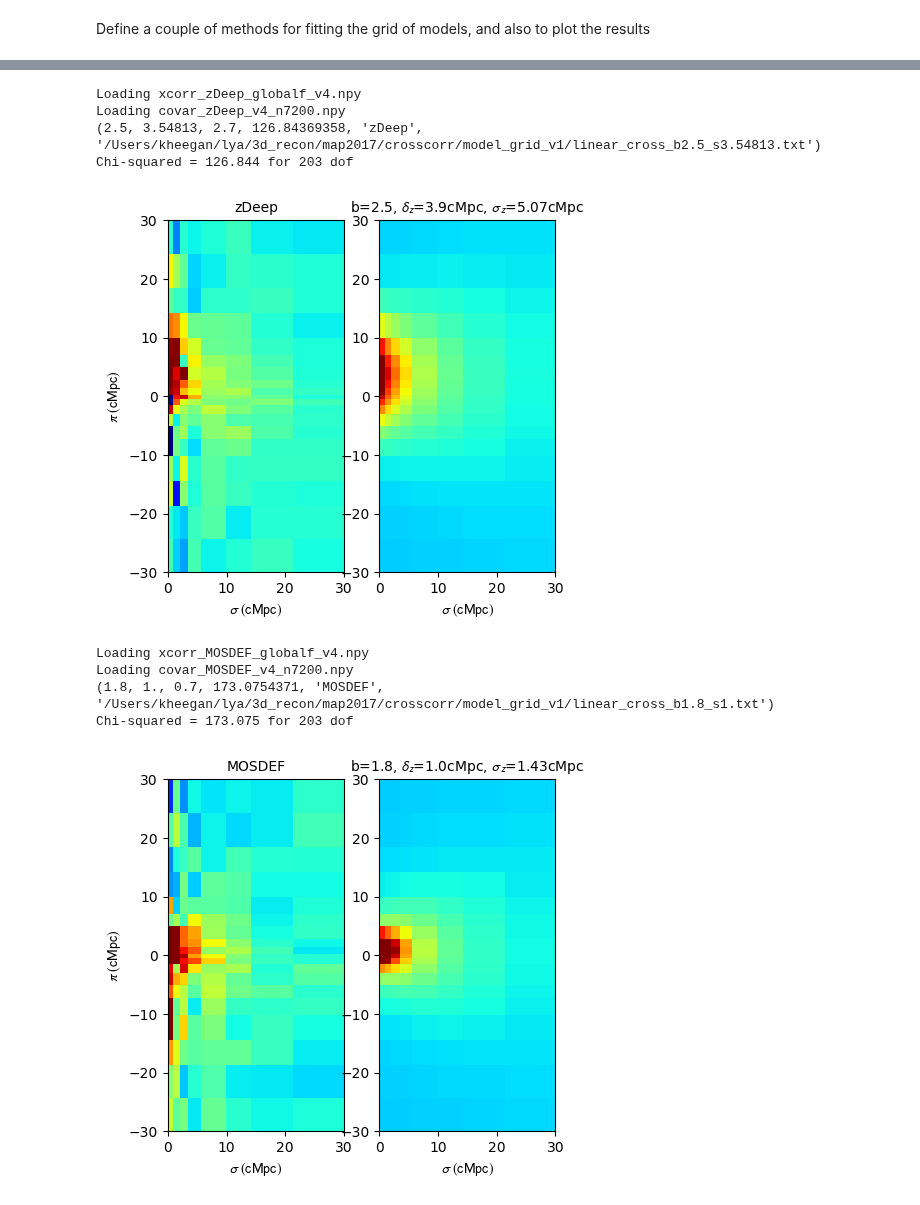
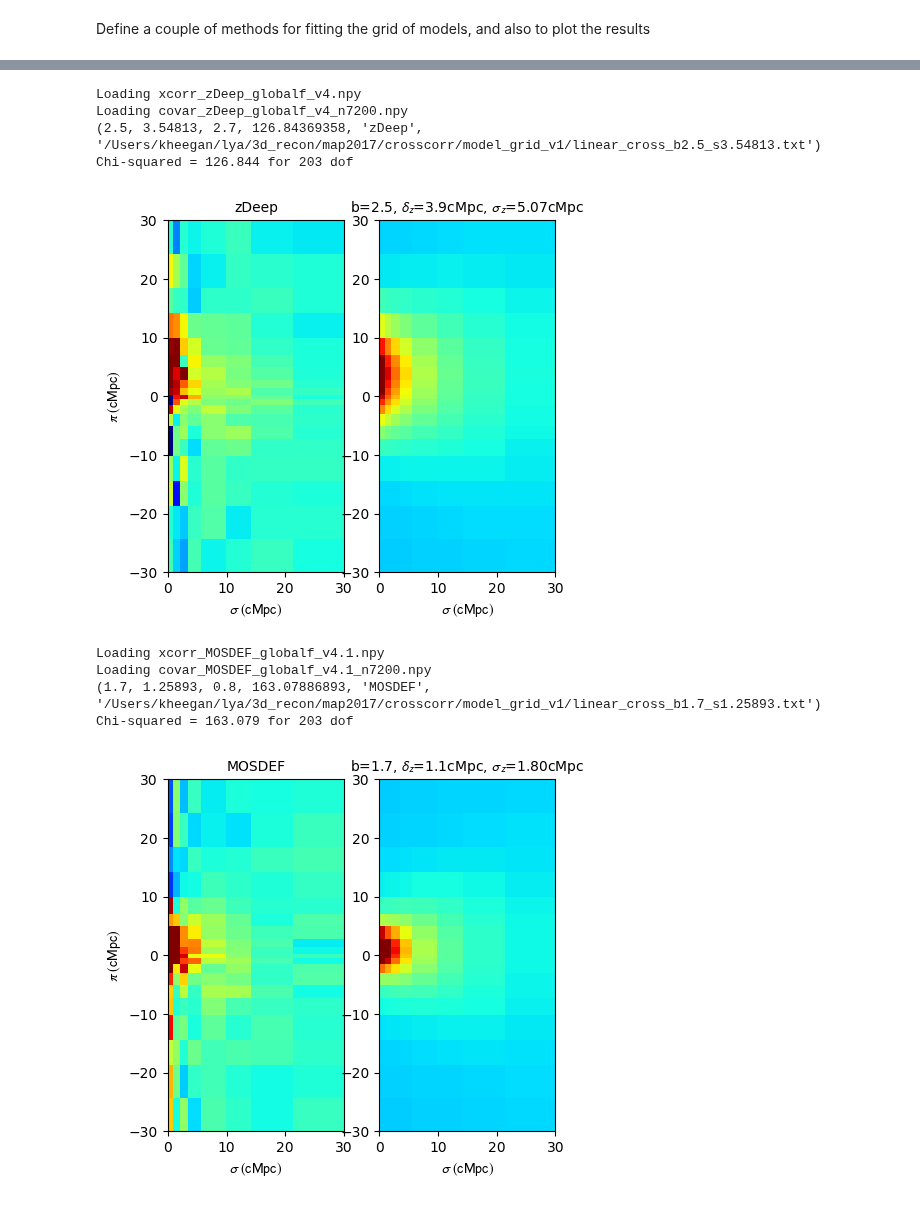
Before and after one commit to kheegan/crosscorr2017, a Jupyter notebook: model_fitting.ipynb, the cells around one changed output, grey strips where cells are left out. Cells and saved outputs as stored; diff of their text form; code cells hidden in the pictures.

```diff
--- a/model_fitting.ipynb
+++ b/model_fitting.ipynb
@@ -174,7 +174,7 @@ def fitmodel_and_plotmin(survey_str, xcorr_fil=None, covar_fil=None):
     Nbins = XCorr.size
     XCorrPlot = np.transpose(XCorr)
     if covar_fil == None:
-        covar_fil = "covar_"+survey_str+"_v4_n7200.npy"
+        covar_fil = "covar_"+survey_str+"_globalf_v4_n7200.npy"
     print("Loading "+covar_fil)
     Cov = np.load(covar_fil)
     InvCov = np.linalg.pinv(Cov)
@@ -213,18 +213,18 @@ Chi-squared = 139.703 for 203 dof
 fitmodel_and_plotmin('zDeep')
 # %% [output]
 Loading xcorr_zDeep_globalf_v4.npy
-Loading covar_zDeep_v4_n7200.npy
+Loading covar_zDeep_globalf_v4_n7200.npy
 (2.5, 3.54813, 2.7, 126.84369358, 'zDeep', '/Users/kheegan/lya/3d_recon/map2017/crosscorr/model_grid_v1/linear_cross_b2.5_s3.54813.txt')
 Chi-squared = 126.844 for 203 dof
 [figure]
-# %%
-fitmodel_and_plotmin('MOSDEF')
-# %% [output]
-Loading xcorr_MOSDEF_globalf_v4.npy
-Loading covar_MOSDEF_v4_n7200.npy
-(1.8, 1., 0.7, 173.0754371, 'MOSDEF', '/Users/kheegan/lya/3d_recon/map2017/crosscorr/model_grid_v1/linear_cross_b1.8_s1.txt')
-Chi-squared = 173.075 for 203 dof
-[figure, removed]
+# %%
+fitmodel_and_plotmin('MOSDEF', xcorr_fil = 'xcorr_MOSDEF_globalf_v4.1.npy', covar_fil='covar_MOSDEF_globalf_v4.1_n7200.npy' )
+# %% [output]
+Loading xcorr_MOSDEF_globalf_v4.1.npy
+Loading covar_MOSDEF_globalf_v4.1_n7200.npy
+(1.7, 1.25893, 0.8, 163.07886893, 'MOSDEF', '/Users/kheegan/lya/3d_recon/map2017/crosscorr/model_grid_v1/linear_cross_b1.7_s1.25893.txt')
+Chi-squared = 163.079 for 203 dof
+[figure, added]
 # %%
 fitmodel_and_plotmin("CLAMATO")
 # %% [output]
```
Also changed, not shown: parts of 3 cells of this notebook, 1 other file.
